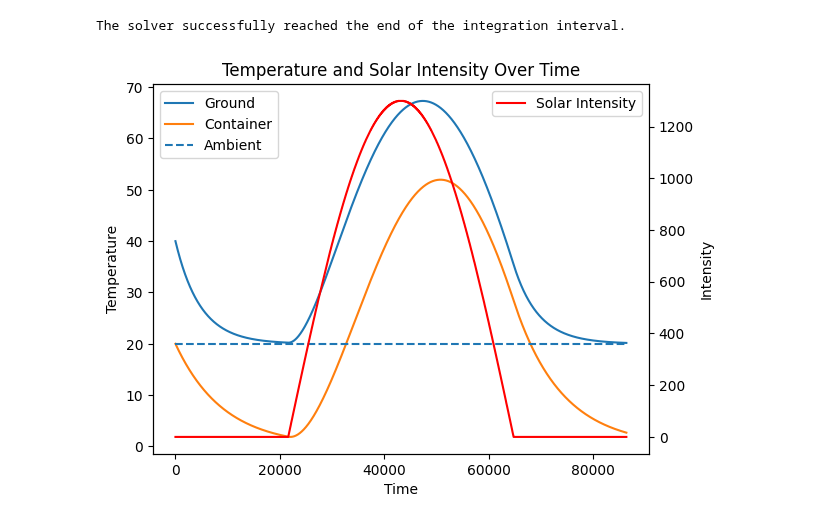
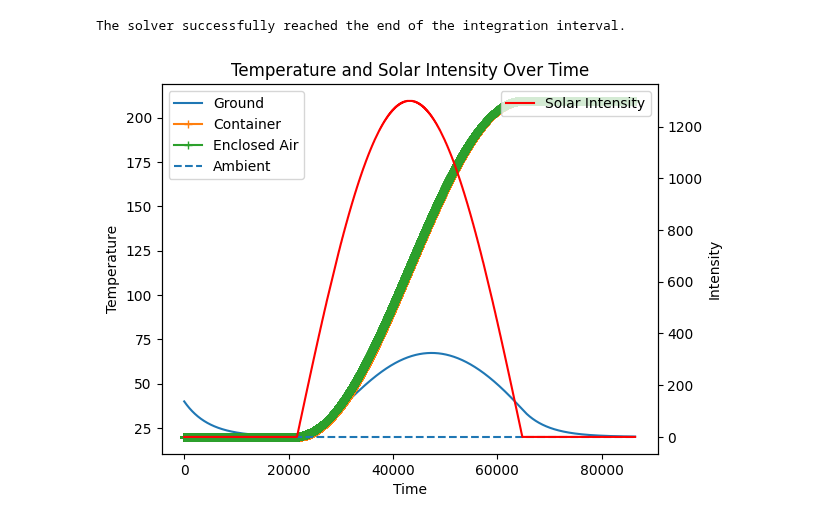
Before and after one commit to Olviel/Thermal_Soft_Robotics, a Jupyter notebook: Thermal_actuation/Model/Pressure_vessel/main_extended.ipynb, the cells around one changed output. Drawn from its saved outputs; the diff is of its cells as text; code cells hidden in the pictures.

Commit message:
changes e_out container from free to forced convection

```diff
--- a/Thermal_actuation/Model/Pressure_vessel/main_extended.ipynb
+++ b/Thermal_actuation/Model/Pressure_vessel/main_extended.ipynb
@@ -71,7 +71,7 @@ def system(t, y, **params):
     k_c = params['k_c']
     r_c = params['r_c']
     h_c = params['h_c']
-    A_c = params['A_c']
+    A_co = params['A_co']
     t_c = params['t_c']
     A_ci = params['A_ci']
     A_con = params['A_con']
@@ -94,7 +94,7 @@ def system(t, y, **params):
     I_peak = params['I_peak']
 
 
-    T_ci = T_co
+    T_ci = 0.9999*T_co
 
     #Convection of the ground
 
@@ -124,19 +124,25 @@ def system(t, y, **params):
     E_out_g = h_cga*A_g*(T_g-T_amb)+(t_c/k_c)*A_con*(T_g-T_co)+h_rga*(T_g-T_s)*A_g
     dT_g_dt = (E_in_g-E_out_g)/(m_g*c_g)
 
+
+
     # Temperature of the pouch, T_p
     #num = (h_cpn_g+h_cpn_l)*T_n
     #den = h_cap+h_cpn_g+h_cpn_l
     #T_p = A_p*n*((h_cap*T_air+num)/den)
 
-    E_in_c = A_c/2 *I(t,I_peak)*alpha_c+(t_c/k_c)*A_con*(T_g+T_co)
-    h_cca = h_cpn(A_ci, 2*pi*r_c ,h_c, k_c, c_air,T_amb, T_ci ,rho_air)
-    E_out_c = A_c/2*h_rcs*(T_co-T_s)+h_cca*A_c*(T_co-T_air)
+    E_in_c = A_co/2 *I(t,I_peak)*alpha_c+(t_c/k_c)*A_con*(T_g+T_co)
+    E_out_c = A_co/2*h_rcs*(T_co-T_s)+h_cac(v,2*r_c)*A_co*(T_co-T_air)
     dT_co_dt  = (E_in_c-E_out_c)/(m_c*c_c)
 
-    E_in_air = I(t,I_peak)*tau_c*A_c/2+h_cca*A_ci*(T_ci-T_air)
+    h_cca = h_cpn(A_co, 2*pi*r_c ,h_c, k_c, c_air,T_air, T_ci ,rho_air)
+    E_in_air = I(t,I_peak)*tau_c*A_co/2+h_cca*A_ci*(T_ci-T_air)
     E_out_air = 0
-    dT_air_dt  = (E_in_air-E_out_air)/(rho_air*V_air*c_c)
+    dT_air_dt  = (E_in_air-E_out_air)/(rho_air*V_air*c_air)
+
+    #print(A_co, 2*pi*r_c ,h_c, k_c, c_air,T_co, T_ci ,rho_air)
+
+
 
     # Analytical solution for T_air
     #a = h_cap*n*A_p+h_cca*A_ci -(k/t)*h_cap/B
@@ -178,10 +184,10 @@ k_c = 1200 # specific heat capacity container  ( J.K-1.kg-1 ) https://www.azom.c
 
 r_c = 0.1/2 # radius container
 h_c = 0.3 # height container
-A_c = 2*pi*r_c*h_c # Area container [m^2], assumed cilinder
+A_co = 2*pi*r_c*h_c # Area container [m^2], assumed cilinder
 t_c= 30e-3 # thickness container
 A_ci = 2*pi*(r_c-t_c)*(h_c-2*t_c)# Area inside container
-A_con = 0.01*A_c
+A_con = 0.01*A_co
 rho_c  = 1.35e3 # density container [kg/m^3]
 m_c = 2*pi*(r_c**2-(r_c-t_c)**2)*h_c*rho_c # Mass container [kg]
 c_c = 1550 # Specific heat capacity polyethylene  [J/kg/K] https://www.engineeringtoolbox.com/specific-heat-polymers-d_1862.html
@@ -226,7 +232,7 @@ params = {
     "r_c": r_c,
     "h_c": h_c,
     # Calculate area of container assumed cylinder
-    "A_c": A_c,
+    "A_co": A_co,
     "t_c": t_c,
     # Calculate inner area of container
     "A_ci": A_ci,
@@ -289,28 +295,30 @@ The solver successfully reached the end of the integration interval.
 # %%
 T_g = y[0,:]
 T_co = y[1,:]
+T_air = y[2,:]
 
 # Create the primary axis (left y-axis)
 fig, ax1 = plt.subplots()
 
 # Plot T_g and T_co on the primary axis
 ax1.plot(sol.t, T_g-273.15, label="Ground")
-ax1.plot(sol.t, T_co-273.15, label="Container")
+ax1.plot(sol.t, T_co-273.15, label="Container", marker='+')
+ax1.plot(sol.t, T_air-273.15, label="Enclosed Air",marker="+")
 ax1.hlines(T_amb-273.15, 0, 24*3600, label="Ambient", linestyle="dashed")
 ax1.set_xlabel('Time')
 ax1.set_ylabel('Temperature')
 ax1.legend(loc='upper left')
 
 # Create the secondary axis (right y-axis) sharing the same x-axis
 ax2 = ax1.twinx()
 
 # Plot intensity on the secondary axis
 #t = np.linspace(0, 24*3600, 3600)
 ax2.plot(np.linspace(0, 24*3600, 3600), intensity, label="Solar Intensity", color='r')
 ax2.set_ylabel('Intensity')
 ax2.legend(loc='upper right')
 
 plt.title('Temperature and Solar Intensity Over Time')
 plt.show()
 # %% [output]
-[figure, old version]
+[figure, new version]
```
Also changed, not shown: 1 other file.
